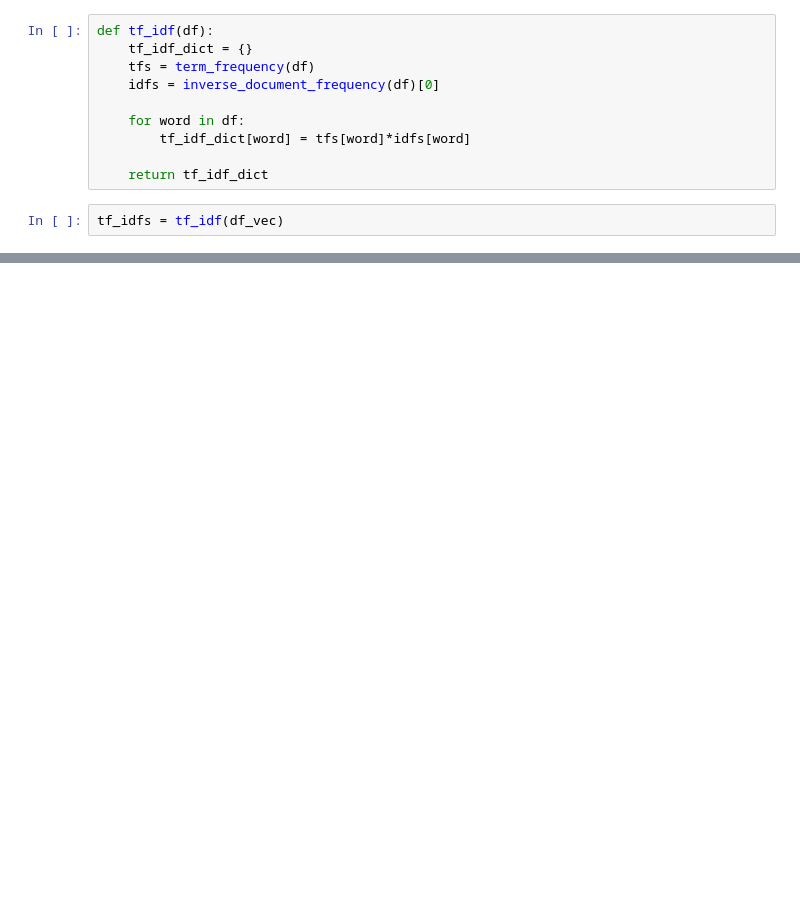
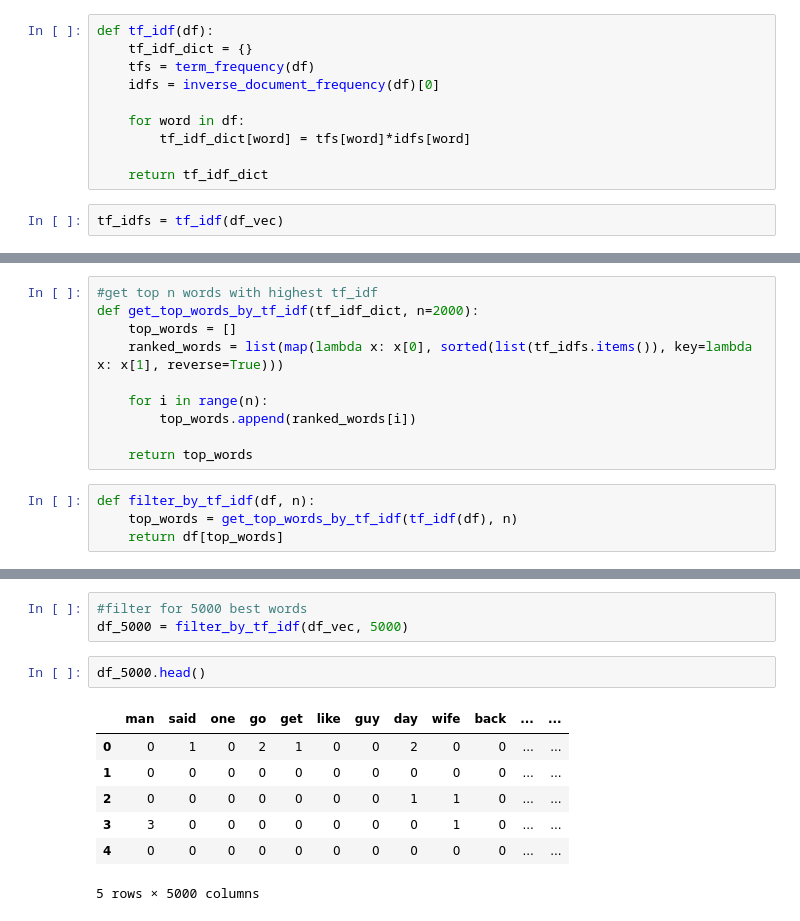
Before and after one commit to tmgrgg/is-this-joke-funny-reddit, a Jupyter notebook: Analysis.ipynb, the cells around one changed output, grey strips where cells are left out. Saved outputs shown, nothing was run; the diff lists cells and outputs as text; blank space fills up the shorter version.

Commit message:
get top words

```diff
--- a/Analysis.ipynb
+++ b/Analysis.ipynb
@@ -153,0 +154,14 @@ sorted tf_idfs scores:
+# %%
+#get top n words with highest tf_idf
+def get_top_words_by_tf_idf(tf_idf_dict, n=2000):
+    top_words = []
+    ranked_words = list(map(lambda x: x[0], sorted(list(tf_idfs.items()), key=lambda x: x[1], reverse=True)))
+
+    for i in range(n):
+        top_words.append(ranked_words[i])
+
+    return top_words
+# %%
+def filter_by_tf_idf(df, n):
+    top_words = get_top_words_by_tf_idf(tf_idf(df), n)
+    return df[top_words]
@@ -153,0 +188,13 @@ sorted tf_idfs scores:
+# %%
+#filter for 5000 best words
+df_5000 = filter_by_tf_idf(df_vec, 5000)
+# %%
+df_5000.head()
+# %% [output]
+|  | man | said | one | go | get | like | guy | day | wife | back | ... | ... |
+| 0 | 0 | 1 | 0 | 2 | 1 | 0 | 0 | 2 | 0 | 0 | ... | ... |
+| 1 | 0 | 0 | 0 | 0 | 0 | 0 | 0 | 0 | 0 | 0 | ... | ... |
+| 2 | 0 | 0 | 0 | 0 | 0 | 0 | 0 | 1 | 1 | 0 | ... | ... |
+| 3 | 3 | 0 | 0 | 0 | 0 | 0 | 0 | 0 | 1 | 0 | ... | ... |
+| 4 | 0 | 0 | 0 | 0 | 0 | 0 | 0 | 0 | 0 | 0 | ... | ... |
+5 rows × 5000 columns
```
Also changed, not shown: parts of 10 cells of this notebook.
